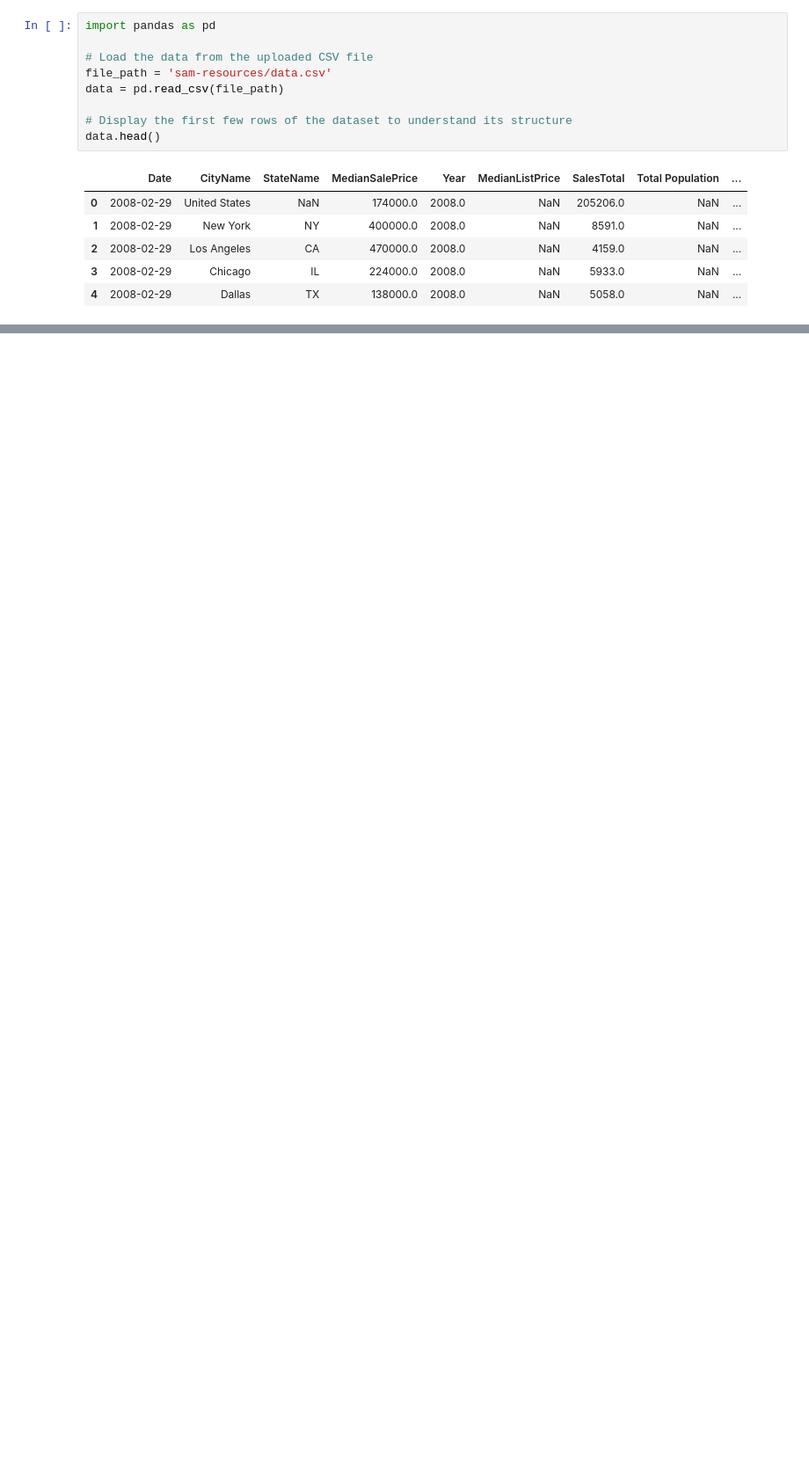
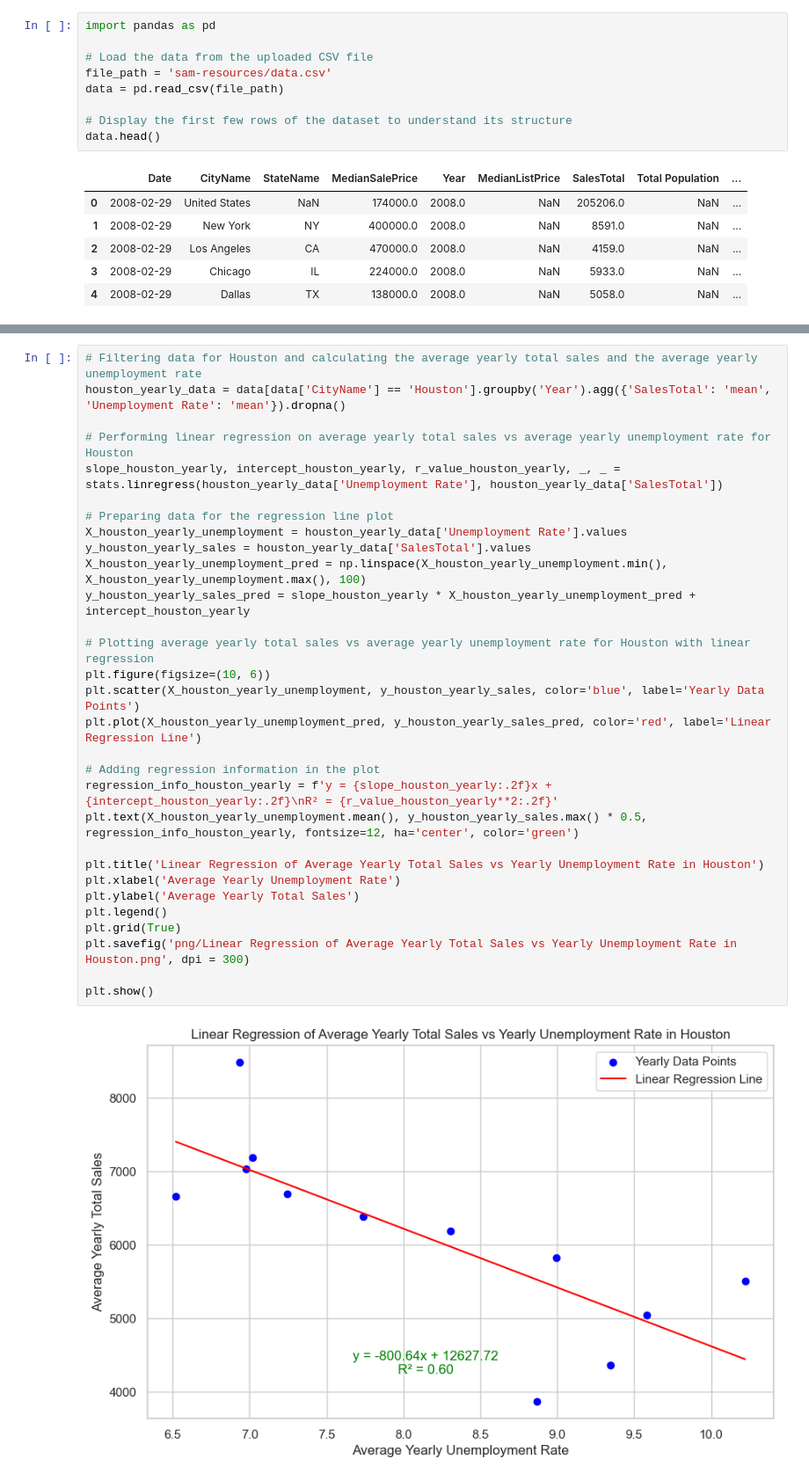
Before and after one commit to Ishicka/The-Seven, a Jupyter notebook: sam-plot_data.ipynb, the cells around one changed output, grey strips where cells are left out. Shown at 88% size. Saved outputs shown, nothing was run; the diff lists cells and outputs as text; blank space fills up the shorter version.

```diff
--- a/sam-plot_data.ipynb
+++ b/sam-plot_data.ipynb
@@ -219,0 +283,32 @@ df2.head()
+# %%
+# Filtering data for Houston and calculating the average yearly total sales and the average yearly unemployment rate
+houston_yearly_data = data[data['CityName'] == 'Houston'].groupby('Year').agg({'SalesTotal': 'mean', 'Unemployment Rate': 'mean'}).dropna()
+
+# Performing linear regression on average yearly total sales vs average yearly unemployment rate for Houston
+slope_houston_yearly, intercept_houston_yearly, r_value_houston_yearly, _, _ = stats.linregress(houston_yearly_data['Unemployment Rate'], houston_yearly_data['SalesTotal'])
+
+# Preparing data for the regression line plot
+X_houston_yearly_unemployment = houston_yearly_data['Unemployment Rate'].values
+y_houston_yearly_sales = houston_yearly_data['SalesTotal'].values
+X_houston_yearly_unemployment_pred = np.linspace(X_houston_yearly_unemployment.min(), X_houston_yearly_unemployment.max(), 100)
+y_houston_yearly_sales_pred = slope_houston_yearly * X_houston_yearly_unemployment_pred + intercept_houston_yearly
+
+# Plotting average yearly total sales vs average yearly unemployment rate for Houston with linear regression
+plt.figure(figsize=(10, 6))
+plt.scatter(X_houston_yearly_unemployment, y_houston_yearly_sales, color='blue', label='Yearly Data Points')
+plt.plot(X_houston_yearly_unemployment_pred, y_houston_yearly_sales_pred, color='red', label='Linear Regression Line')
+
+# Adding regression information in the plot
+regression_info_houston_yearly = f'y = {slope_houston_yearly:.2f}x + {intercept_houston_yearly:.2f}\nR² = {r_value_houston_yearly**2:.2f}'
+plt.text(X_houston_yearly_unemployment.mean(), y_houston_yearly_sales.max() * 0.5, regression_info_houston_yearly, fontsize=12, ha='center', color='green')
+
+plt.title('Linear Regression of Average Yearly Total Sales vs Yearly Unemployment Rate in Houston')
+plt.xlabel('Average Yearly Unemployment Rate')
+plt.ylabel('Average Yearly Total Sales')
+plt.legend()
+plt.grid(True)
+plt.savefig('png/Linear Regression of Average Yearly Total Sales vs Yearly Unemployment Rate in Houston.png', dpi = 300)
+
+plt.show()
+# %% [output]
+[figure, added]
```
Also changed, not shown: parts of 14 cells of this notebook, 1 other file.
